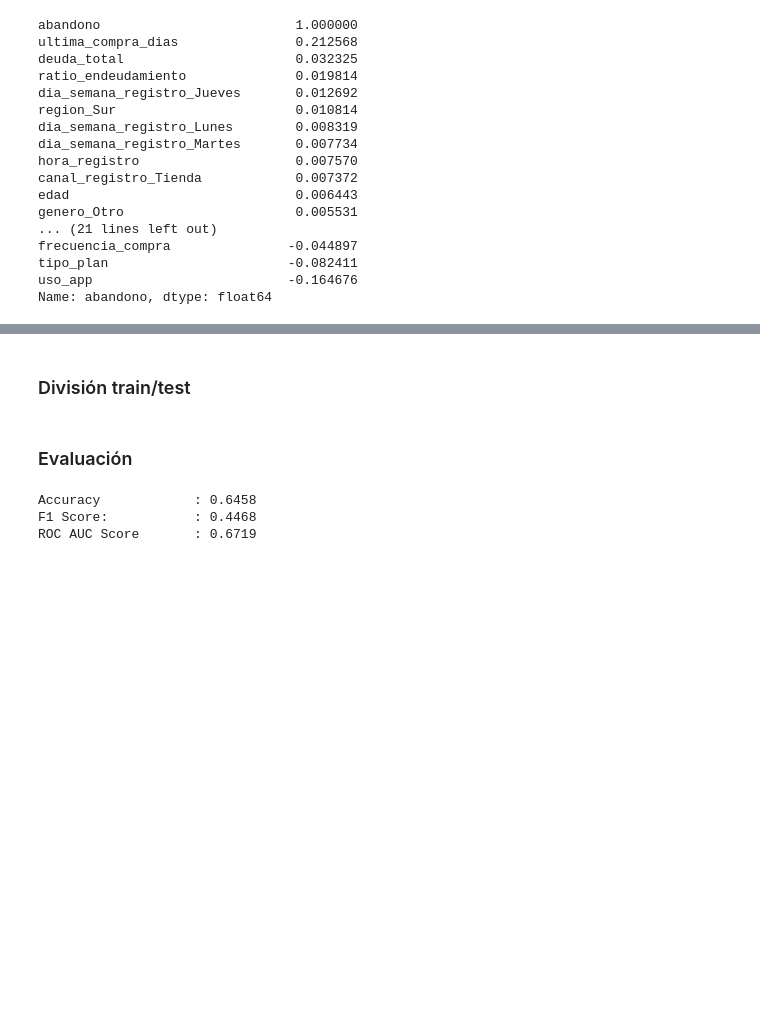
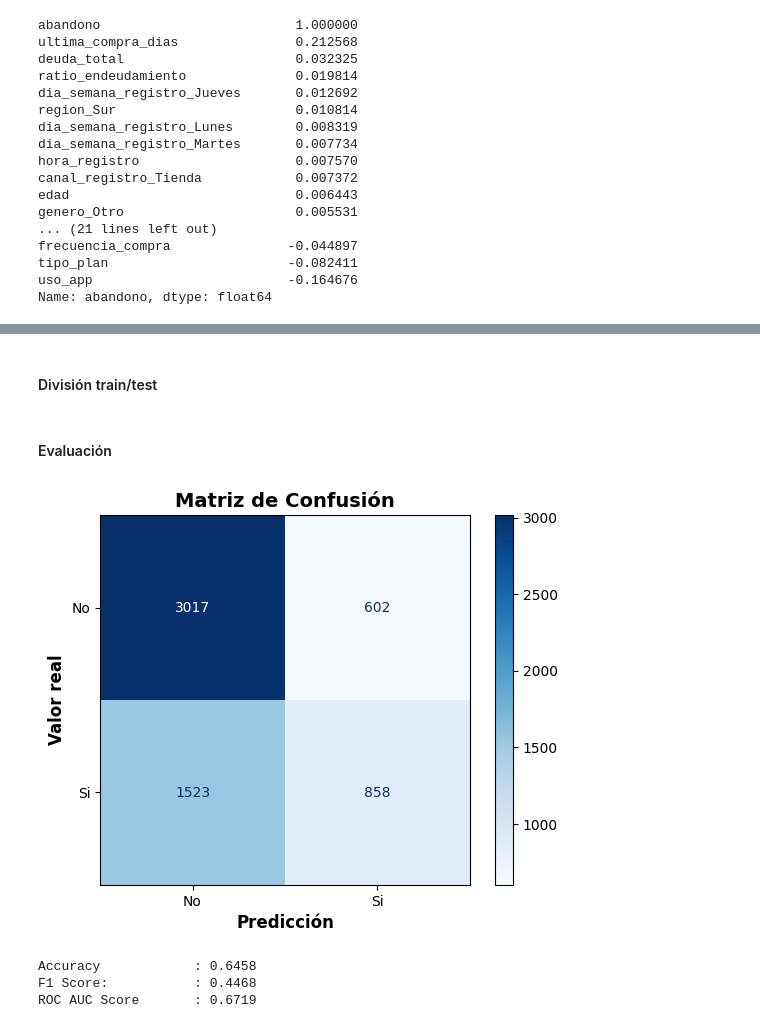
Before and after one commit to Octaviochavez/analitica_clientes, a Jupyter notebook: notebooks/modelamiento_notebook.ipynb, the cells around one changed output, grey strips where cells are left out. Saved outputs shown, nothing was run; the diff lists cells and outputs as text; code cells hidden in the pictures; blank space fills up the shorter version.

```diff
--- a/notebooks/modelamiento_notebook.ipynb
+++ b/notebooks/modelamiento_notebook.ipynb
@@ -445,11 +447,28 @@ Name: abandono, dtype: float64
 X = data_transformada.drop(columns=[target])
 y = data_transformada[target]
 # %% [markdown]
-### División train/test
+#### División train/test
 # %%
 X_train, X_test, y_train, y_test = train_test_split(X, y, test_size = 0.3, random_state=29, stratify = y)
 # %% [markdown]
-### Evaluación
+#### Evaluación
+# %%
+modelo = pipeline_modelo_lr.fit(X_train, y_train)
+
+# Predicciones
+y_pred = modelo.predict(X_test)
+y_prob = modelo.predict_proba(X_test)[:, 1]  # probabilidades clase positiva
+# %%
+cm = confusion_matrix(y_test, y_pred)
+
+disp = ConfusionMatrixDisplay(confusion_matrix=cm, display_labels=["No", "Si"])
+disp.plot(cmap="Blues")
+plt.title("Matriz de Confusión", fontweight="bold", fontsize=14)
+plt.xlabel("Predicción", fontweight="bold", fontsize=12)
+plt.ylabel("Valor real", fontweight="bold", fontsize=12)
+plt.show()
+# %% [output]
+[figure, added]
 # %%
 metricas_lr = evaluar(pipeline_modelo_lr, X_train, X_test, y_train, y_test)
 print(f"{'Accuracy':<20}: {metricas_lr['accuracy']:.4f}")
```
Also changed, not shown: parts of 4 cells of this notebook.
